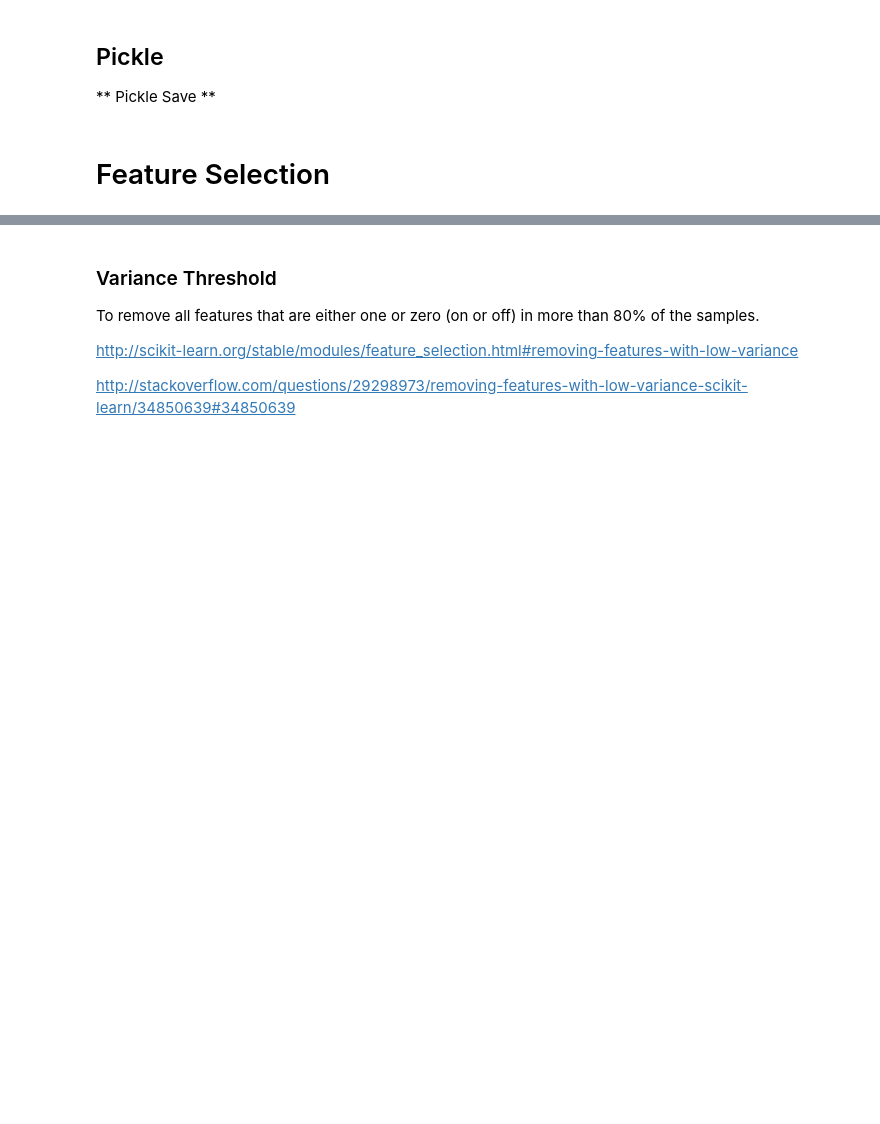
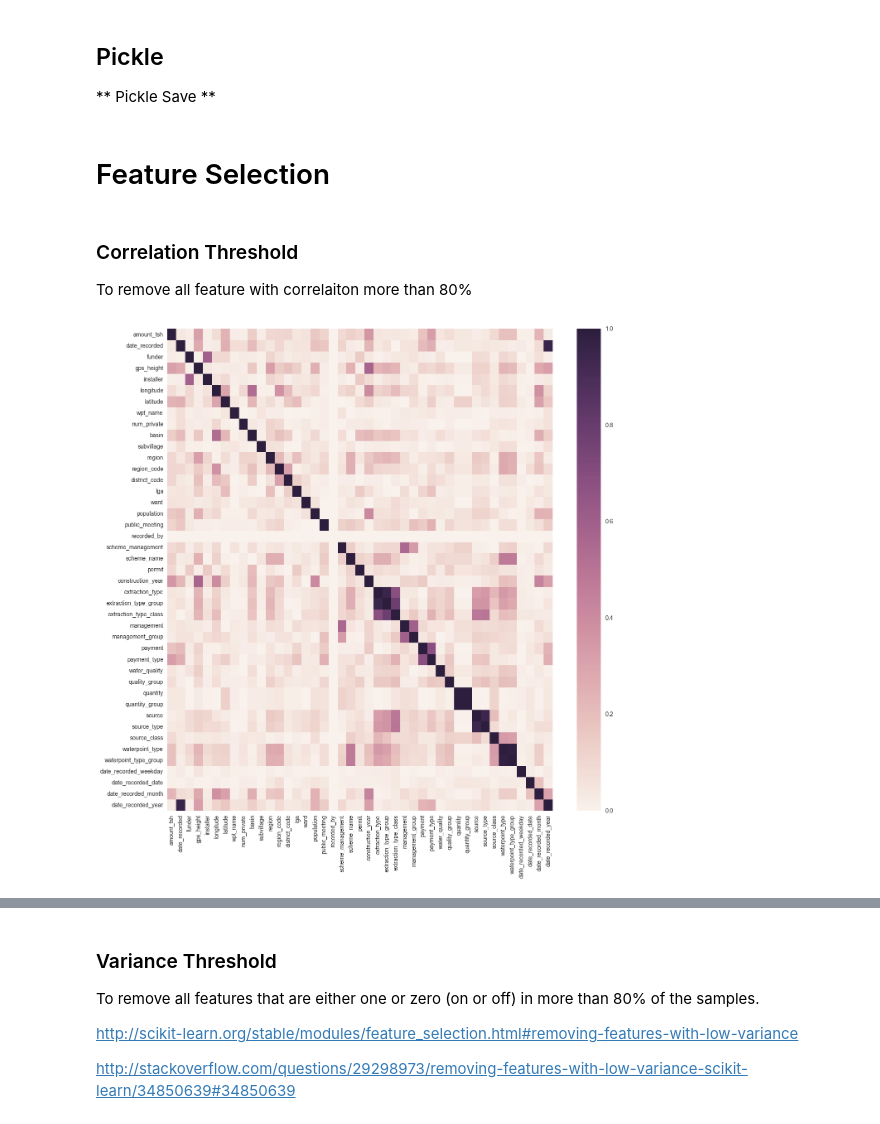
Before and after one commit to msampathkumar/datadriven, a Jupyter notebook: pumpit.ipynb, the cells around one changed output, grey strips where cells are left out. Drawn from its saved outputs; the diff is of its cells as text; code cells hidden in the pictures; blank space fills up the shorter version.

```diff
--- a/pumpit.ipynb
+++ b/pumpit.ipynb
@@ -924,0 +956,18 @@ pickle.dump(le, open('tmp\le.pkl', 'wb'))
+# %% [markdown]
+### Correlation Threshold
+
+To remove all feature with correlaiton more than 80%
+# %%
+if list(X.dtypes[X.dtypes == 'O']):
+    print('Please check there are still some OBJECT COLUMNS PRESENT')
+else:
+    ss = X.corr().fillna(0)
+
+    # postive or negitive - both good
+    ss = ss.applymap(lambda x: x if x and x > 0 else -1 * x)
+
+    # wish to know only strong corr
+    plt.figure(figsize=(15, 15))
+    sns.heatmap(ss)
+# %% [output]
+[figure, added]
```
Also changed, not shown: parts of 52 cells of this notebook, 4 other files.
